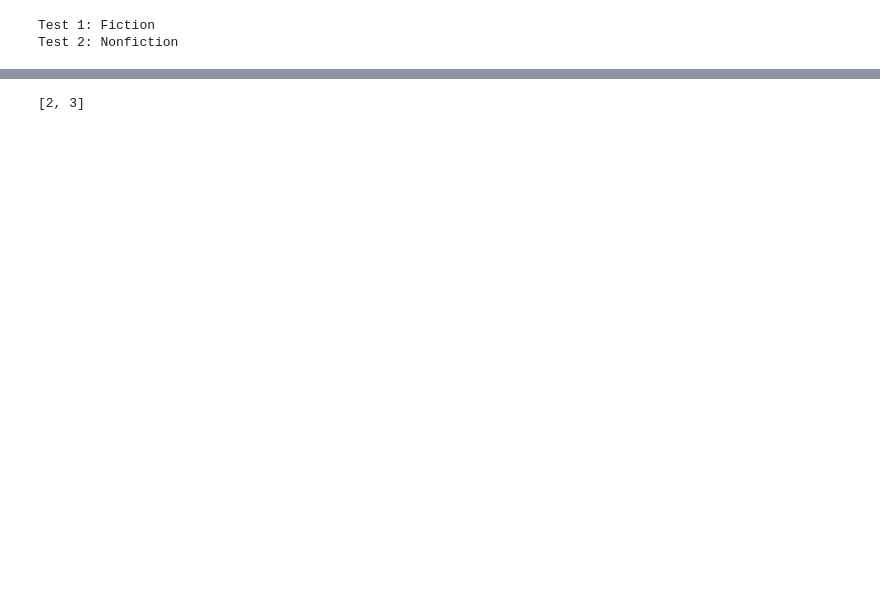
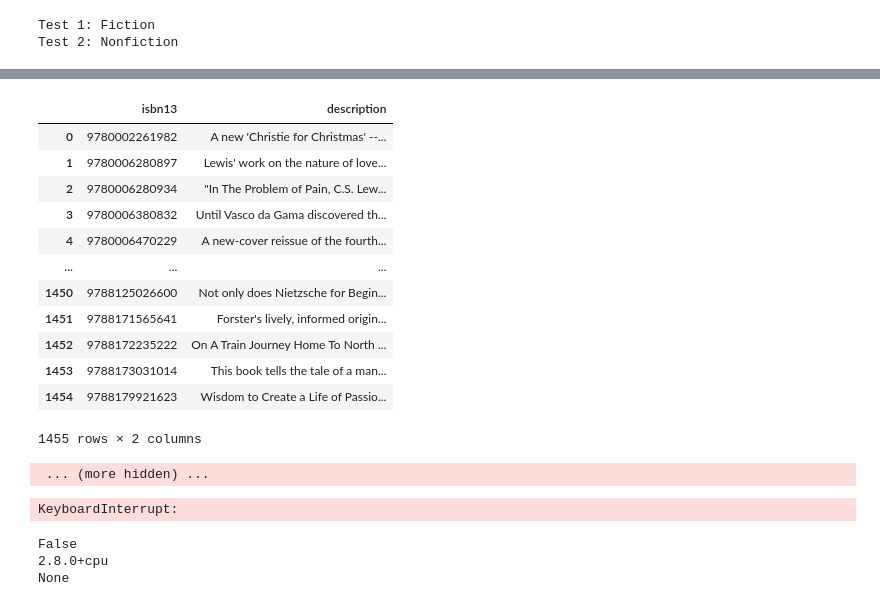
Before and after one commit to abelfx/Semantic_Book_Recommendator, a Jupyter notebook: vector_search.ipynb, the cells around one changed output, grey strips where cells are left out. Cells and saved outputs as stored; diff of their text form; code cells hidden in the pictures; blank space fills up the shorter version.

Commit message:
text classification done, sentiment analysis begins

```diff
--- a/vector_search.ipynb
+++ b/vector_search.ipynb
@@ -321,3 +321,36 @@ NameError: name 'books' is not defined
 # %%
+
+missing_cats
 # %% [output]
+|  | isbn13 | description |
+| 0 | 9780002261982 | A new 'Christie for Christmas' --... |
+| 1 | 9780006280897 | Lewis' work on the nature of love... |
+| 2 | 9780006280934 | "In The Problem of Pain, C.S. Lew... |
+| 3 | 9780006380832 | Until Vasco da Gama discovered th... |
+| 4 | 9780006470229 | A new-cover reissue of the fourth... |
+| ... | ... | ... |
+| 1450 | 9788125026600 | Not only does Nietzsche for Begin... |
+| 1451 | 9788171565641 | Forster's lively, informed origin... |
+| 1452 | 9788172235222 | On A Train Journey Home To North ... |
+| 1453 | 9788173031014 | This book tells the tale of a man... |
+| 1454 | 9788179921623 | Wisdom to Create a Life of Passio... |
-[2, 3]
+1455 rows × 2 columns
+# %%
+for i in tqdm(range(0, len(missing_cats))):
+    sequence = missing_cats["description"][i]
+    predicted_cats += [generate_predictions(sequence, fiction_categories)]
+    isbns += [missing_cats["isbn13"][i]]
+# %% [output]
+ ... (more hidden) ...
+KeyboardInterrupt:
+# %%
+import torch
+
+print(torch.cuda.is_available())
+import torch
+print(torch.__version__)
+print(torch.version.cuda)
+# %% [output]
+False
+2.8.0+cpu
+None
```
Also changed, not shown: parts of 12 cells of this notebook, 2 other files.
